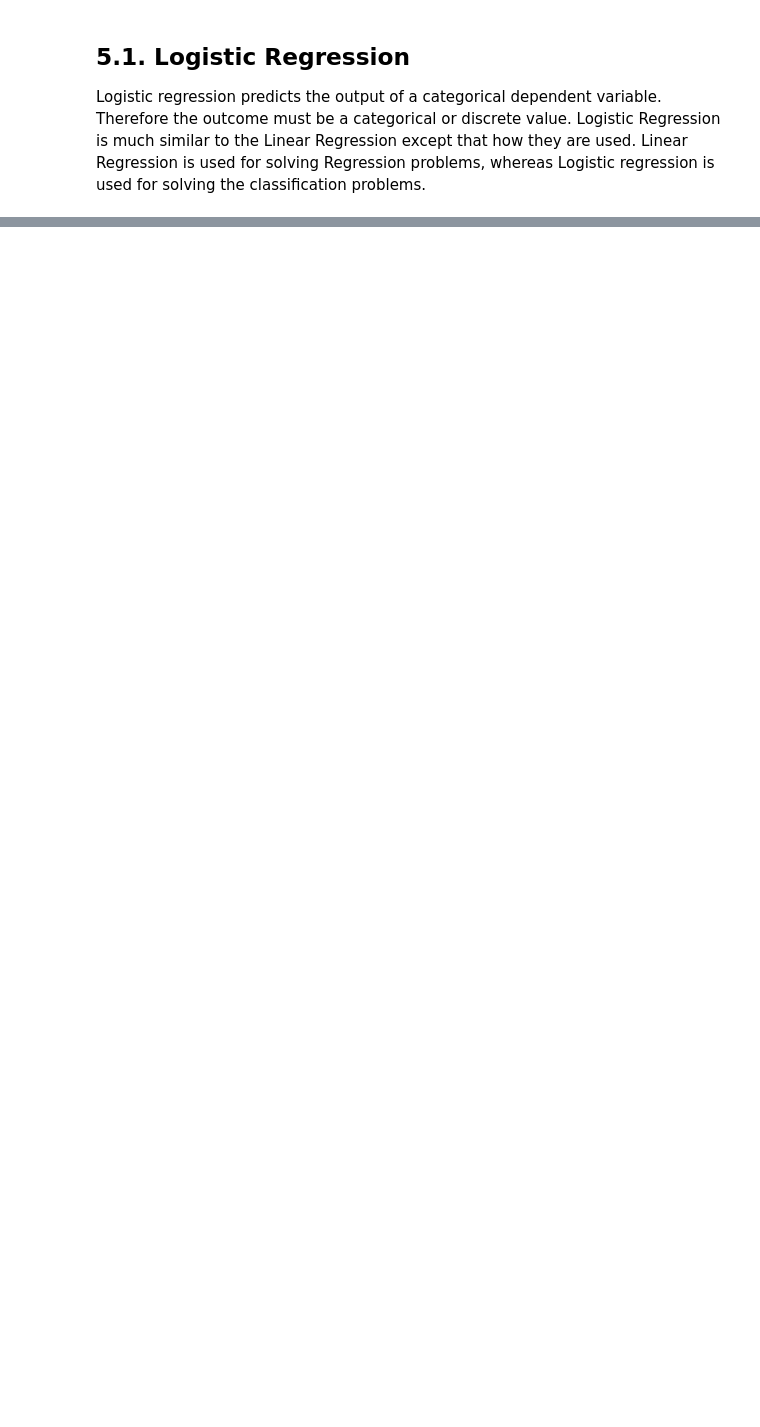
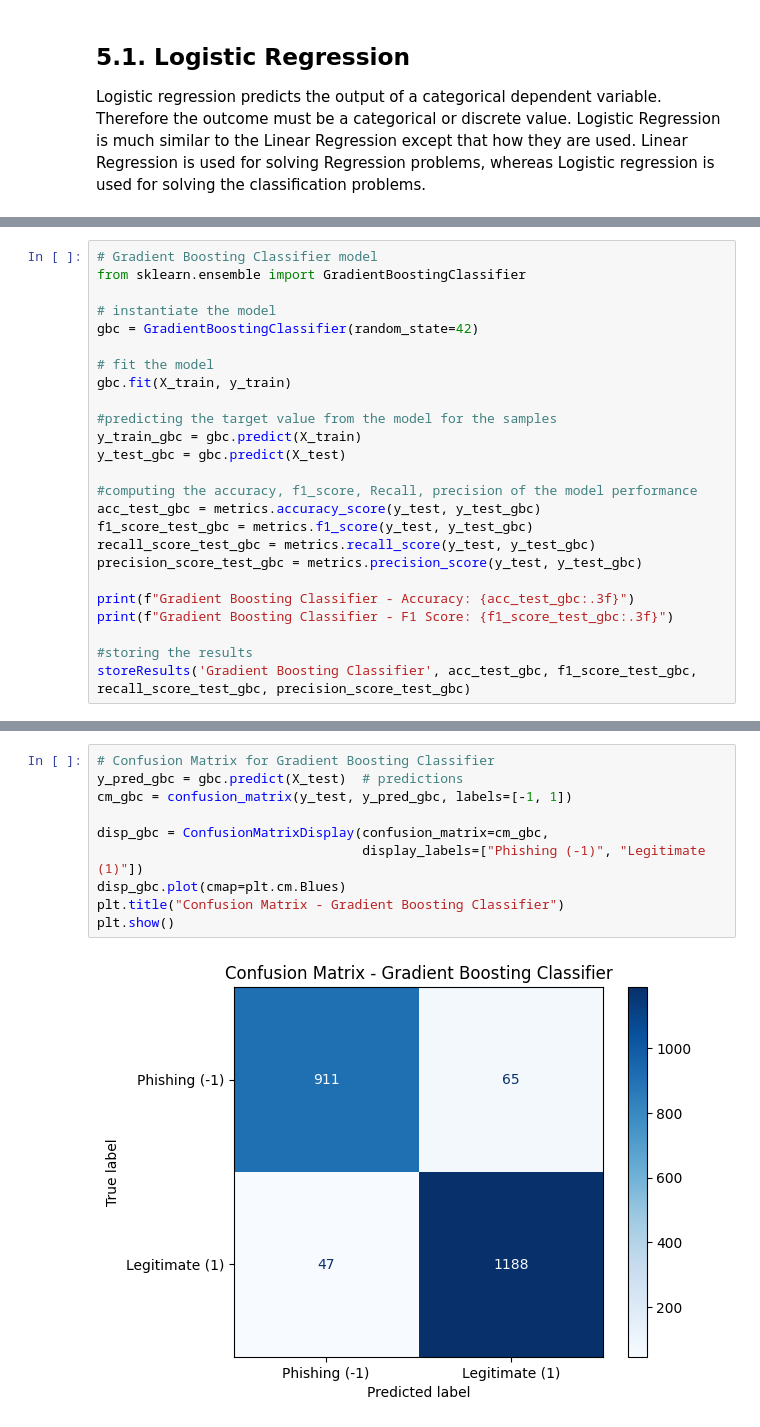
Before and after one commit to dikshant-dev/projectmini6, a Jupyter notebook: Phishingproject.ipynb, the cells around one changed output, grey strips where cells are left out. Saved outputs shown, nothing was run; the diff lists cells and outputs as text; blank space fills up the shorter version.

```diff
--- a/Phishingproject.ipynb
+++ b/Phishingproject.ipynb
@@ -1191,0 +217,25 @@ X_train, X_test, y_train, y_test = train_test_split(X, y, test_size=0.2)
+# %%
+# Gradient Boosting Classifier model
+from sklearn.ensemble import GradientBoostingClassifier
+
+# instantiate the model
+gbc = GradientBoostingClassifier(random_state=42)
+
+# fit the model
+gbc.fit(X_train, y_train)
+
+#predicting the target value from the model for the samples
+y_train_gbc = gbc.predict(X_train)
+y_test_gbc = gbc.predict(X_test)
+
+#computing the accuracy, f1_score, Recall, precision of the model performance
+acc_test_gbc = metrics.accuracy_score(y_test, y_test_gbc)
+f1_score_test_gbc = metrics.f1_score(y_test, y_test_gbc)
+recall_score_test_gbc = metrics.recall_score(y_test, y_test_gbc)
+precision_score_test_gbc = metrics.precision_score(y_test, y_test_gbc)
+
+print(f"Gradient Boosting Classifier - Accuracy: {acc_test_gbc:.3f}")
+print(f"Gradient Boosting Classifier - F1 Score: {f1_score_test_gbc:.3f}")
+
+#storing the results
+storeResults('Gradient Boosting Classifier', acc_test_gbc, f1_score_test_gbc, recall_score_test_gbc, precision_score_test_gbc)
@@ -1191,0 +349,12 @@ X_train, X_test, y_train, y_test = train_test_split(X, y, test_size=0.2)
+# %%
+# Confusion Matrix for Gradient Boosting Classifier
+y_pred_gbc = gbc.predict(X_test)  # predictions
+cm_gbc = confusion_matrix(y_test, y_pred_gbc, labels=[-1, 1])
+
+disp_gbc = ConfusionMatrixDisplay(confusion_matrix=cm_gbc,
+                                  display_labels=["Phishing (-1)", "Legitimate (1)"])
+disp_gbc.plot(cmap=plt.cm.Blues)
+plt.title("Confusion Matrix - Gradient Boosting Classifier")
+plt.show()
+# %% [output]
+[figure, added]
```
Also changed, not shown: parts of 108 cells of this notebook, 5 other files.
